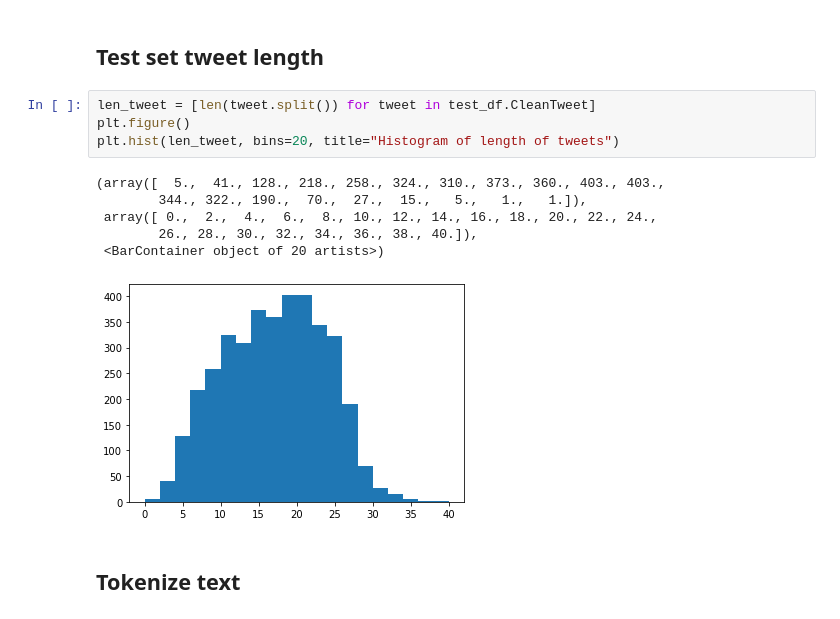
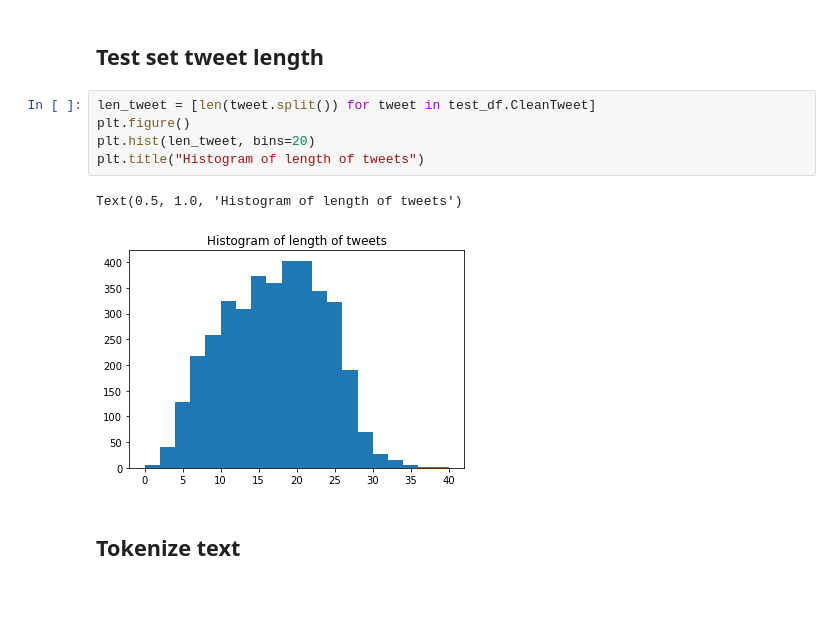
Before and after one commit to jenny-chou/Kaggle-COVID-tweet, a Jupyter notebook: Covid-tweets-sentiment_method1.ipynb, the cells around one changed output. Drawn from its saved outputs; the diff is of its cells as text.

```diff
--- a/Covid-tweets-sentiment_method1.ipynb
+++ b/Covid-tweets-sentiment_method1.ipynb
@@ -619,14 +615,11 @@ plt.hist(len_tweet, bins=20, title="Histogram of length of tweets")
 # %%
 len_tweet = [len(tweet.split()) for tweet in test_df.CleanTweet]
 plt.figure()
-plt.hist(len_tweet, bins=20, title="Histogram of length of tweets")
+plt.hist(len_tweet, bins=20)
+plt.title("Histogram of length of tweets")
 # %% [output]
-(array([  5.,  41., 128., 218., 258., 324., 310., 373., 360., 403., 403.,
-        344., 322., 190.,  70.,  27.,  15.,   5.,   1.,   1.]),
- array([ 0.,  2.,  4.,  6.,  8., 10., 12., 14., 16., 18., 20., 22., 24.,
-        26., 28., 30., 32., 34., 36., 38., 40.]),
- <BarContainer object of 20 artists>)
+Text(0.5, 1.0, 'Histogram of length of tweets')
-[figure, old version]
+[figure, new version]
 # %% [markdown]
 ## Tokenize text
 # %%
```
Also changed, not shown: parts of 28 cells of this notebook, 1 other file.
